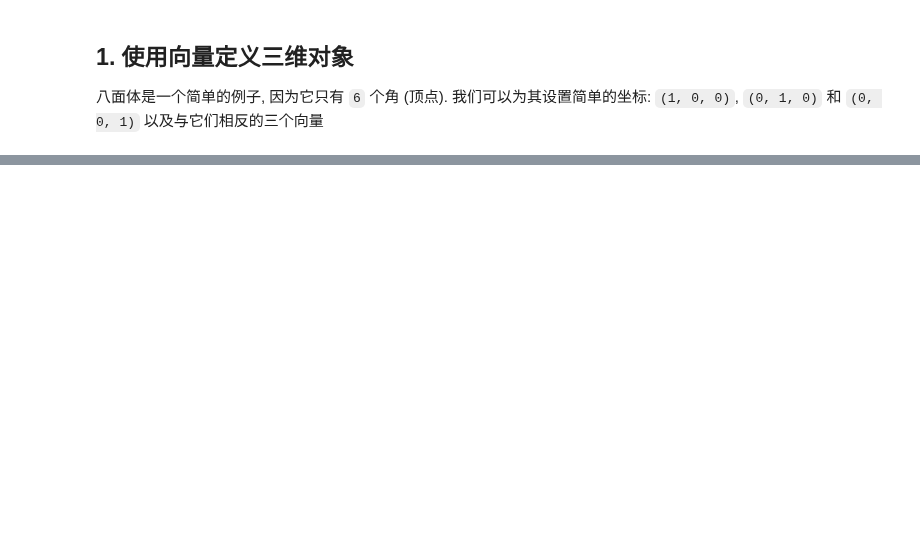
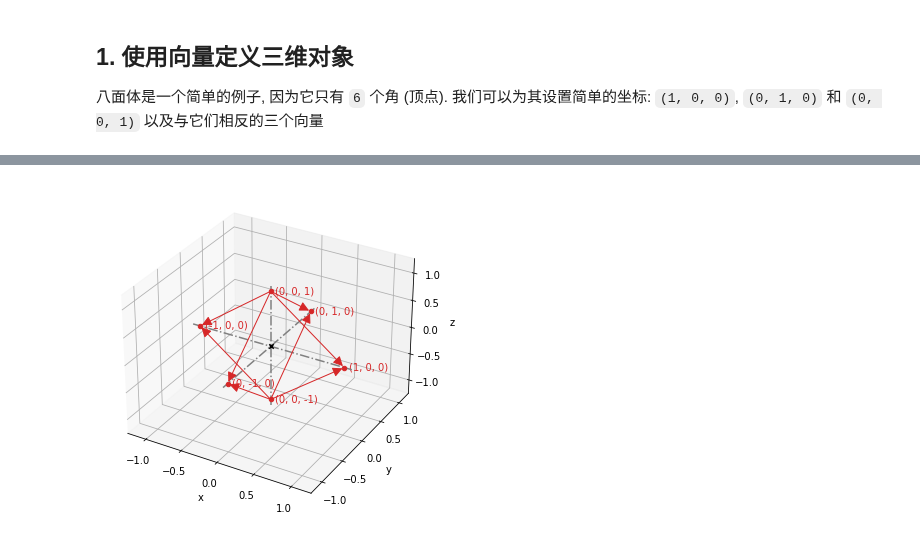
Before and after one commit to alvin-qh/study-python, a Jupyter notebook: math/notebooks/vector3d/draw3d.ipynb, the cells around one changed output, grey strips where cells are left out. Cells and saved outputs as stored; diff of their text form; code cells hidden in the pictures; blank space fills up the shorter version.

```diff
--- a/math/notebooks/vector3d/draw3d.ipynb
+++ b/math/notebooks/vector3d/draw3d.ipynb
@@ -50,0 +59,34 @@ draw3d(
+# %%
+def vertices(faces: Iterable[Iterable[Vector]]) -> Vector:
+    """
+    从定义的向量集合中获取不重复的向量点坐标
+
+    Args:
+        faces (Iterable[Iterable[Vector]]): 向量集合
+
+    Returns:
+        Vector: 向量点坐标
+    """
+    return list(
+        set(vertex for face in faces for vertex in face)
+    )
+# %%
+# 定义 8 边形的 8 条边
+sides = [
+    [(0, 0, 1), (-1, 0, 0)],
+    [(0, 0, 1), (0, 1, 0)],
+    [(0, 0, 1), (1, 0, 0)],
+    [(0, 0, 1), (0, -1, 0)],
+    [(0, 0, -1), (-1, 0, 0)],
+    [(0, 0, -1), (0, 1, 0)],
+    [(0, 0, -1), (1, 0, 0)],
+    [(0, 0, -1), (0, -1, 0)],
+]
+
+# 绘制图形
+draw3d(
+    Points3D(*vertices(sides), color=Color.red),  # 绘制 8 条边对应的 6 个顶点
+    *[Arrow3D(s[1], s[0], color=Color.red) for s in sides],  # 绘制 8 条边
+)
+# %% [output]
+[figure, added]
```
Also changed, not shown: parts of 4 cells of this notebook, 6 other files.
